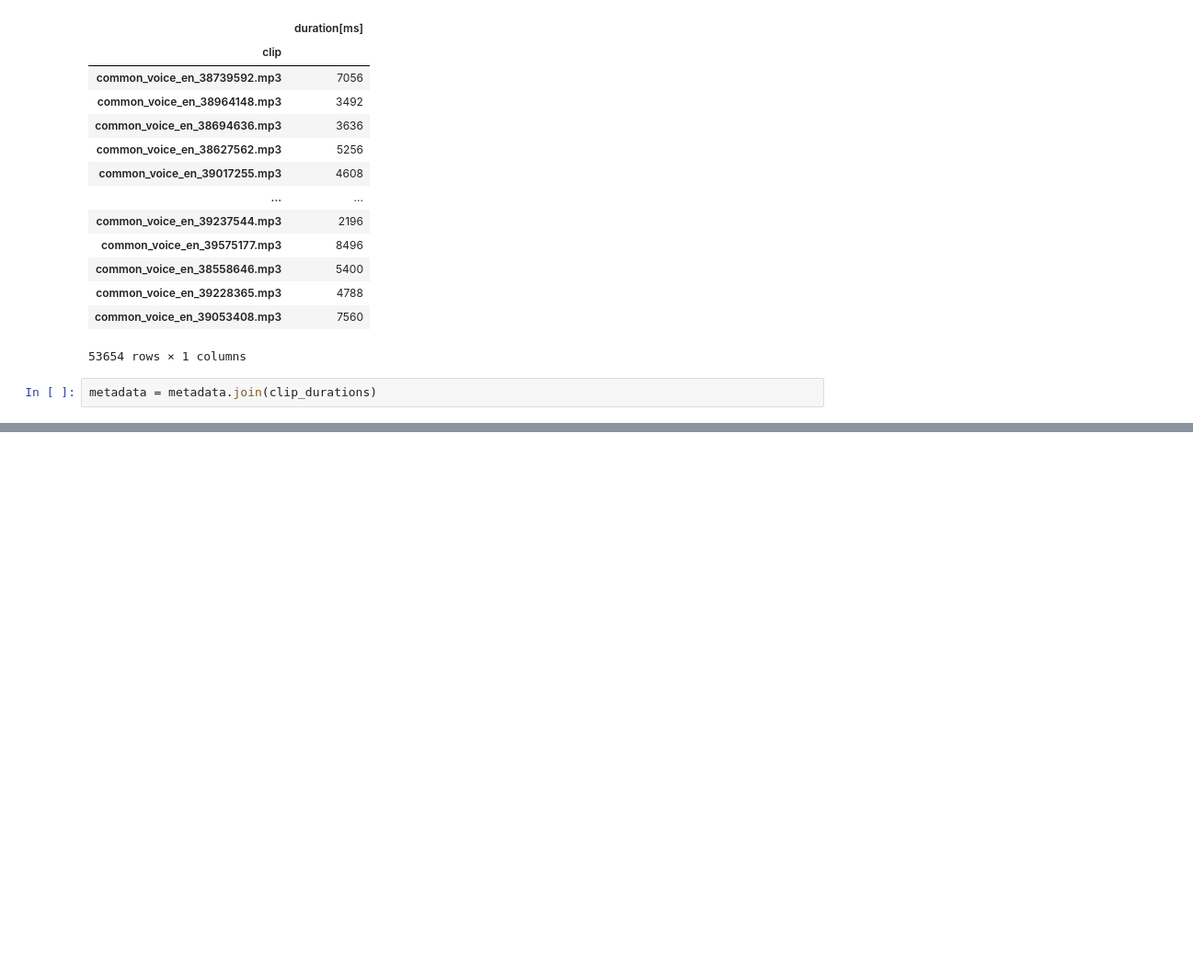
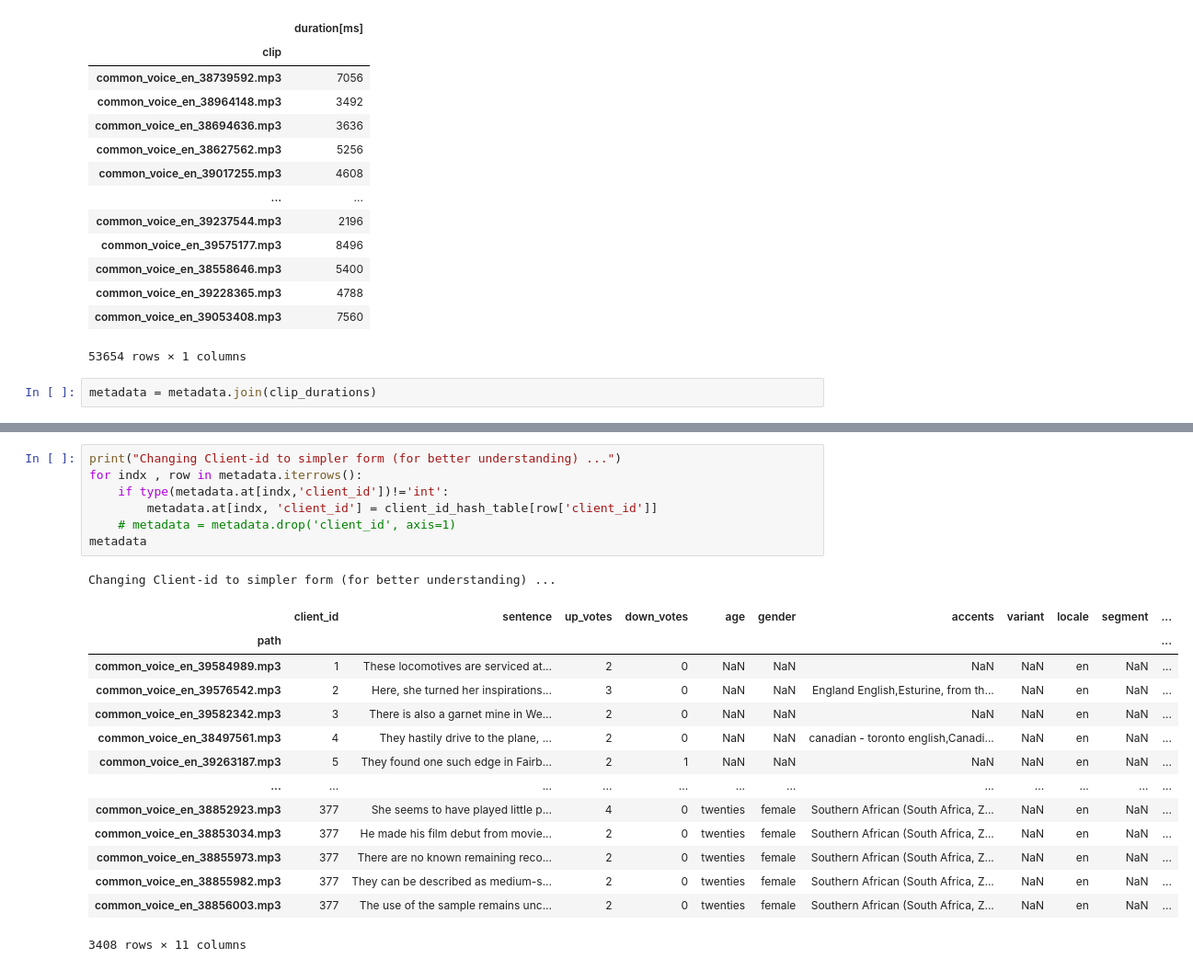
Before and after one commit to Coder-Harshit/AI-ML_workbook, a Jupyter notebook: AutomaticSpeechRecognition/main.ipynb, the cells around one changed output, grey strips where cells are left out. Shown at 92% size. Drawn from its saved outputs; the diff is of its cells as text; blank space fills up the shorter version.

```diff
--- a/AutomaticSpeechRecognition/main.ipynb
+++ b/AutomaticSpeechRecognition/main.ipynb
@@ -106,3 +114,26 @@ Removal successful ...
+# %%
+print("Changing Client-id to simpler form (for better understanding) ...")
+for indx , row in metadata.iterrows():
+    if type(metadata.at[indx,'client_id'])!='int':
+        metadata.at[indx, 'client_id'] = client_id_hash_table[row['client_id']]
+    # metadata = metadata.drop('client_id', axis=1)
+metadata
+# %% [output]
+Changing Client-id to simpler form (for better understanding) ...
+|  | client_id | sentence | up_votes | down_votes | age | gender | accents | variant | locale | segment | ... |
+| path |  |  |  |  |  |  |  |  |  |  | ... |
+| common_voice_en_39584989.mp3 | 1 | These locomotives are serviced at... | 2 | 0 | NaN | NaN | NaN | NaN | en | NaN | ... |
+| common_voice_en_39576542.mp3 | 2 | Here, she turned her inspirations... | 3 | 0 | NaN | NaN | England English,Esturine, from th... | NaN | en | NaN | ... |
+| common_voice_en_39582342.mp3 | 3 | There is also a garnet mine in We... | 2 | 0 | NaN | NaN | NaN | NaN | en | NaN | ... |
+| common_voice_en_38497561.mp3 | 4 | They hastily drive to the plane, ... | 2 | 0 | NaN | NaN | canadian - toronto english,Canadi... | NaN | en | NaN | ... |
+| common_voice_en_39263187.mp3 | 5 | They found one such edge in Fairb... | 2 | 1 | NaN | NaN | NaN | NaN | en | NaN | ... |
+| ... | ... | ... | ... | ... | ... | ... | ... | ... | ... | ... | ... |
+| common_voice_en_38852923.mp3 | 377 | She seems to have played little p... | 4 | 0 | twenties | female | Southern African (South Africa, Z... | NaN | en | NaN | ... |
+| common_voice_en_38853034.mp3 | 377 | He made his film debut from movie... | 2 | 0 | twenties | female | Southern African (South Africa, Z... | NaN | en | NaN | ... |
+| common_voice_en_38855973.mp3 | 377 | There are no known remaining reco... | 2 | 0 | twenties | female | Southern African (South Africa, Z... | NaN | en | NaN | ... |
+| common_voice_en_38855982.mp3 | 377 | They can be described as medium-s... | 2 | 0 | twenties | female | Southern African (South Africa, Z... | NaN | en | NaN | ... |
+| common_voice_en_38856003.mp3 | 377 | The use of the sample remains unc... | 2 | 0 | twenties | female | Southern African (South Africa, Z... | NaN | en | NaN | ... |
+3408 rows × 11 columns
 # %%
 print("Removing completely NULL columns")
 metadata.dropna(how='all',axis=1,inplace=True)
```
Also changed, not shown: parts of 13 cells of this notebook.
